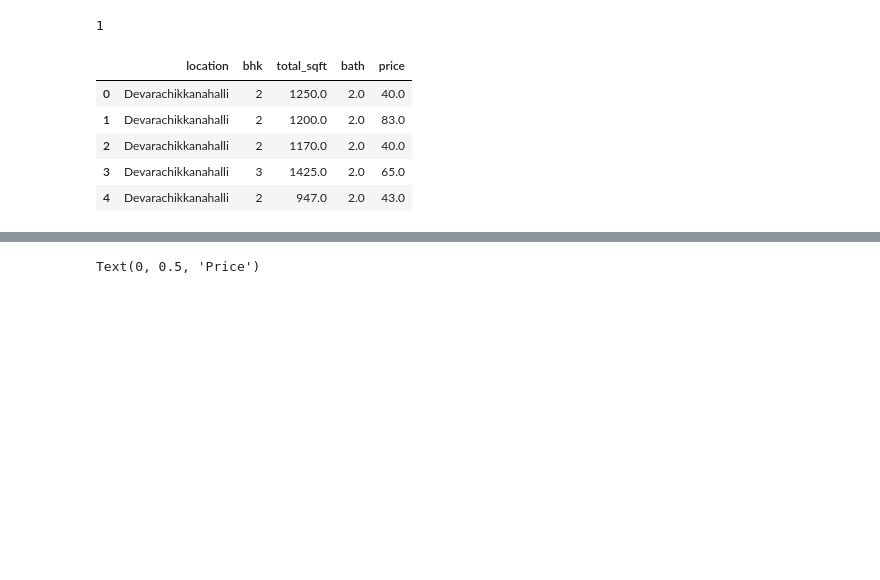
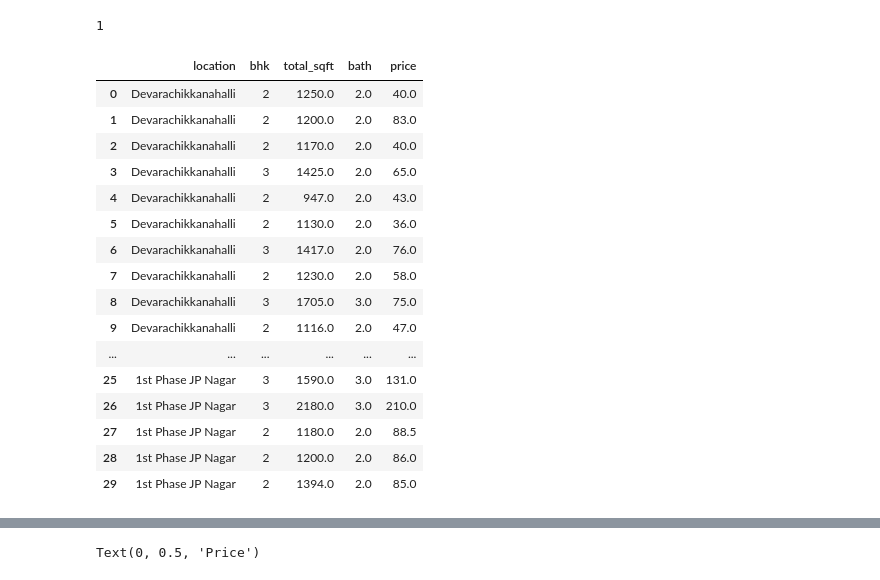
Before and after one commit to Khushgodani05/khush_l3pp_AI_ML_DS, a Jupyter notebook: Regression/multiple_linear_regression/bengluru.ipynb, the cells around one changed output, grey strips where cells are left out. Saved outputs shown, nothing was run; the diff lists cells and outputs as text; code cells hidden in the pictures; blank space fills up the shorter version.

```diff
--- a/Regression/multiple_linear_regression/bengluru.ipynb
+++ b/Regression/multiple_linear_regression/bengluru.ipynb
@@ -21,14 +21,25 @@ column_name.index("bhk")
 # %% [output]
 1
 # %%
-data.head()
+data.head(30)
 # %% [output]
 |  | location | bhk | total_sqft | bath | price |
 | 0 | Devarachikkanahalli | 2 | 1250.0 | 2.0 | 40.0 |
 | 1 | Devarachikkanahalli | 2 | 1200.0 | 2.0 | 83.0 |
 | 2 | Devarachikkanahalli | 2 | 1170.0 | 2.0 | 40.0 |
 | 3 | Devarachikkanahalli | 3 | 1425.0 | 2.0 | 65.0 |
 | 4 | Devarachikkanahalli | 2 | 947.0 | 2.0 | 43.0 |
+| 5 | Devarachikkanahalli | 2 | 1130.0 | 2.0 | 36.0 |
+| 6 | Devarachikkanahalli | 3 | 1417.0 | 2.0 | 76.0 |
+| 7 | Devarachikkanahalli | 2 | 1230.0 | 2.0 | 58.0 |
+| 8 | Devarachikkanahalli | 3 | 1705.0 | 3.0 | 75.0 |
+| 9 | Devarachikkanahalli | 2 | 1116.0 | 2.0 | 47.0 |
+| ... | ... | ... | ... | ... | ... |
+| 25 | 1st Phase JP Nagar | 3 | 1590.0 | 3.0 | 131.0 |
+| 26 | 1st Phase JP Nagar | 3 | 2180.0 | 3.0 | 210.0 |
+| 27 | 1st Phase JP Nagar | 2 | 1180.0 | 2.0 | 88.5 |
+| 28 | 1st Phase JP Nagar | 2 | 1200.0 | 2.0 | 86.0 |
+| 29 | 1st Phase JP Nagar | 2 | 1394.0 | 2.0 | 85.0 |
 # %%
 import matplotlib.pyplot as plt
 # %%
```
Also changed, not shown: parts of 29 cells of this notebook.
